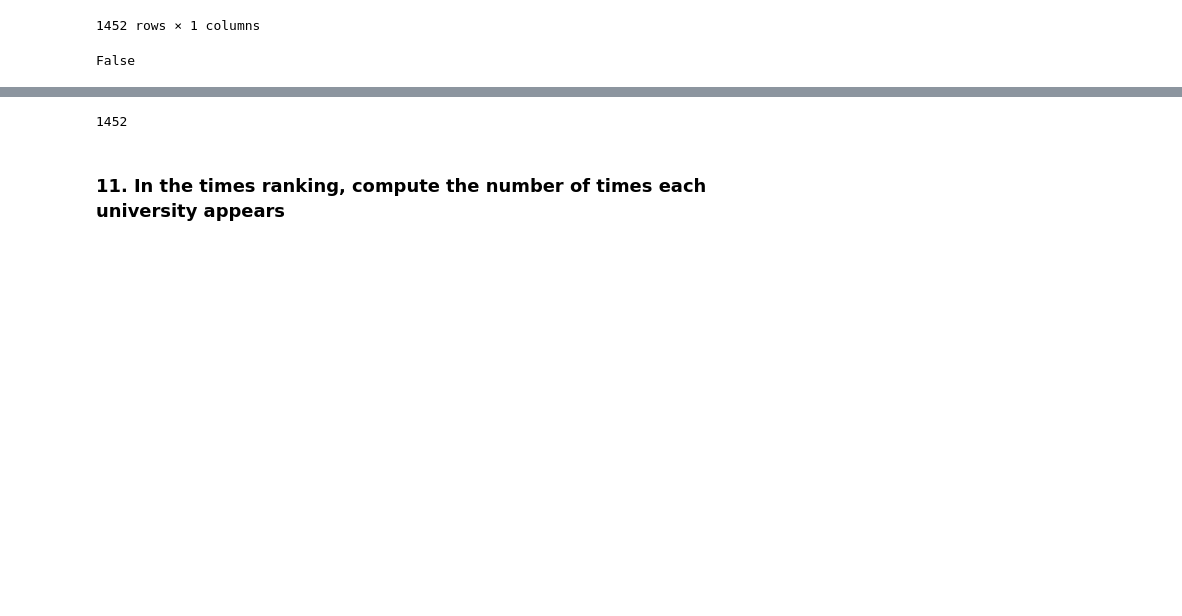
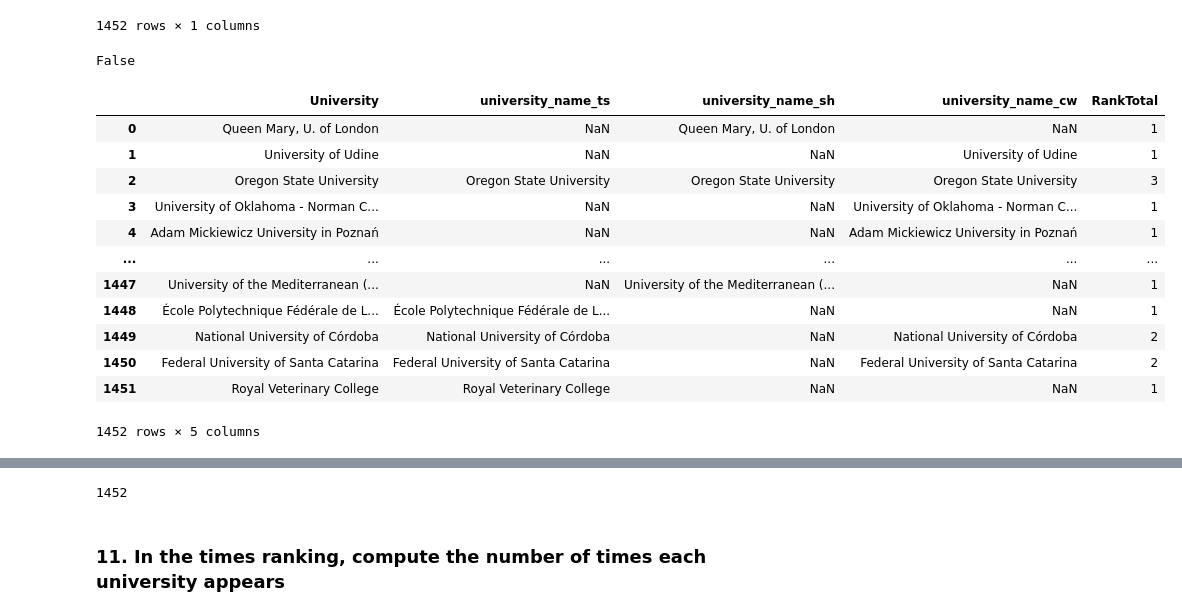
Before and after one commit to PietroBonardi/FoCS, a Jupyter notebook: Progetto.ipynb, the cells around one changed output, grey strips where cells are left out. Cells and saved outputs as stored; diff of their text form; code cells hidden in the pictures; blank space fills up the shorter version.

```diff
--- a/Progetto.ipynb
+++ b/Progetto.ipynb
@@ -950,4 +954,20 @@ rank_count = pd.merge(appo_1, un_cw, left_on = 'University', right_on='universit
 rank_count['RankTotal'] = rank_count.iloc[:,1:4].notnull().apply(sum, axis = 1)
+# %%
+rank_count
+# %% [output]
+|  | University | university_name_ts | university_name_sh | university_name_cw | RankTotal |
+| 0 | Queen Mary, U. of London | NaN | Queen Mary, U. of London | NaN | 1 |
+| 1 | University of Udine | NaN | NaN | University of Udine | 1 |
+| 2 | Oregon State University | Oregon State University | Oregon State University | Oregon State University | 3 |
+| 3 | University of Oklahoma - Norman C... | NaN | NaN | University of Oklahoma - Norman C... | 1 |
+| 4 | Adam Mickiewicz University in Poznań | NaN | NaN | Adam Mickiewicz University in Poznań | 1 |
+| ... | ... | ... | ... | ... | ... |
+| 1447 | University of the Mediterranean (... | NaN | University of the Mediterranean (... | NaN | 1 |
+| 1448 | École Polytechnique Fédérale de L... | École Polytechnique Fédérale de L... | NaN | NaN | 1 |
+| 1449 | National University of Córdoba | National University of Córdoba | NaN | National University of Córdoba | 2 |
+| 1450 | Federal University of Santa Catarina | Federal University of Santa Catarina | NaN | Federal University of Santa Catarina | 2 |
+| 1451 | Royal Veterinary College | Royal Veterinary College | NaN | NaN | 1 |
+1452 rows × 5 columns
 # %%
 rank_count[['University', 'RankTotal']].sort_values('University')
 # %% [output]
```
Also changed, not shown: parts of 11 cells of this notebook.
